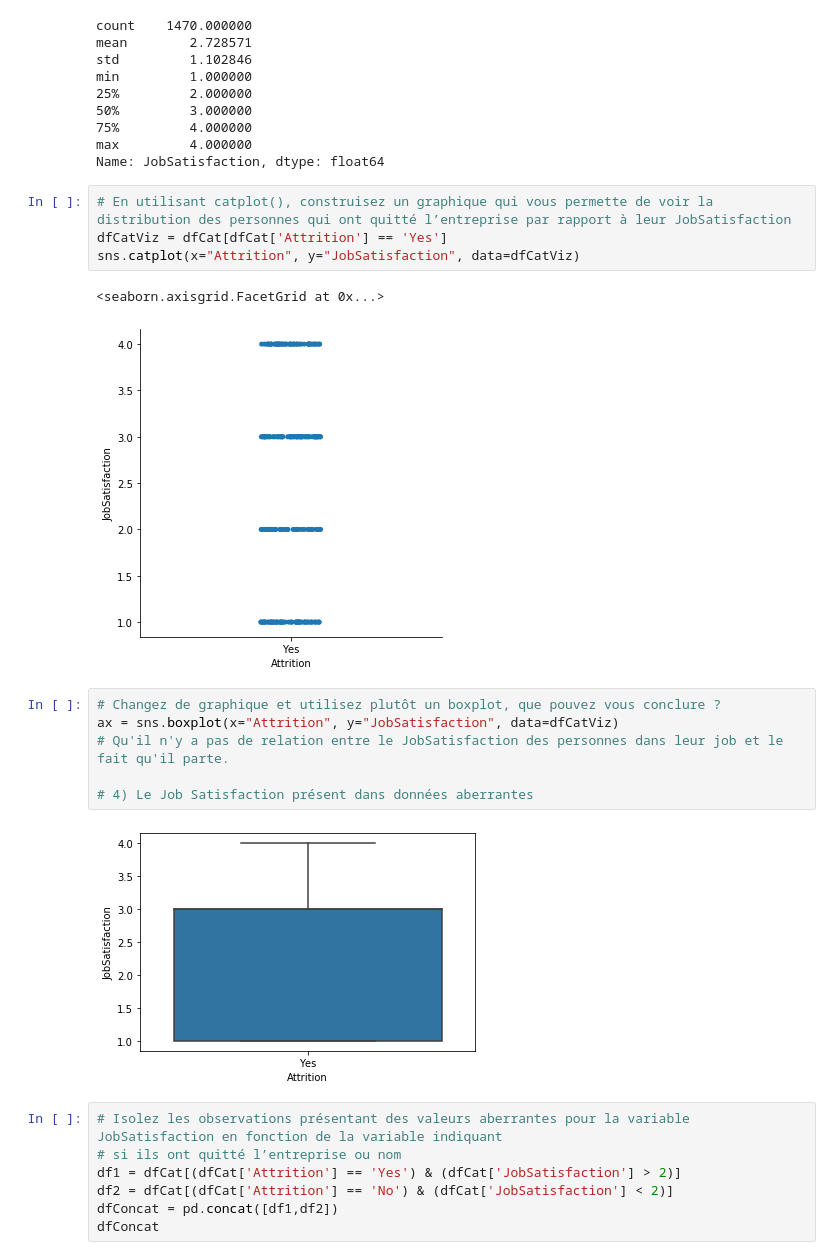
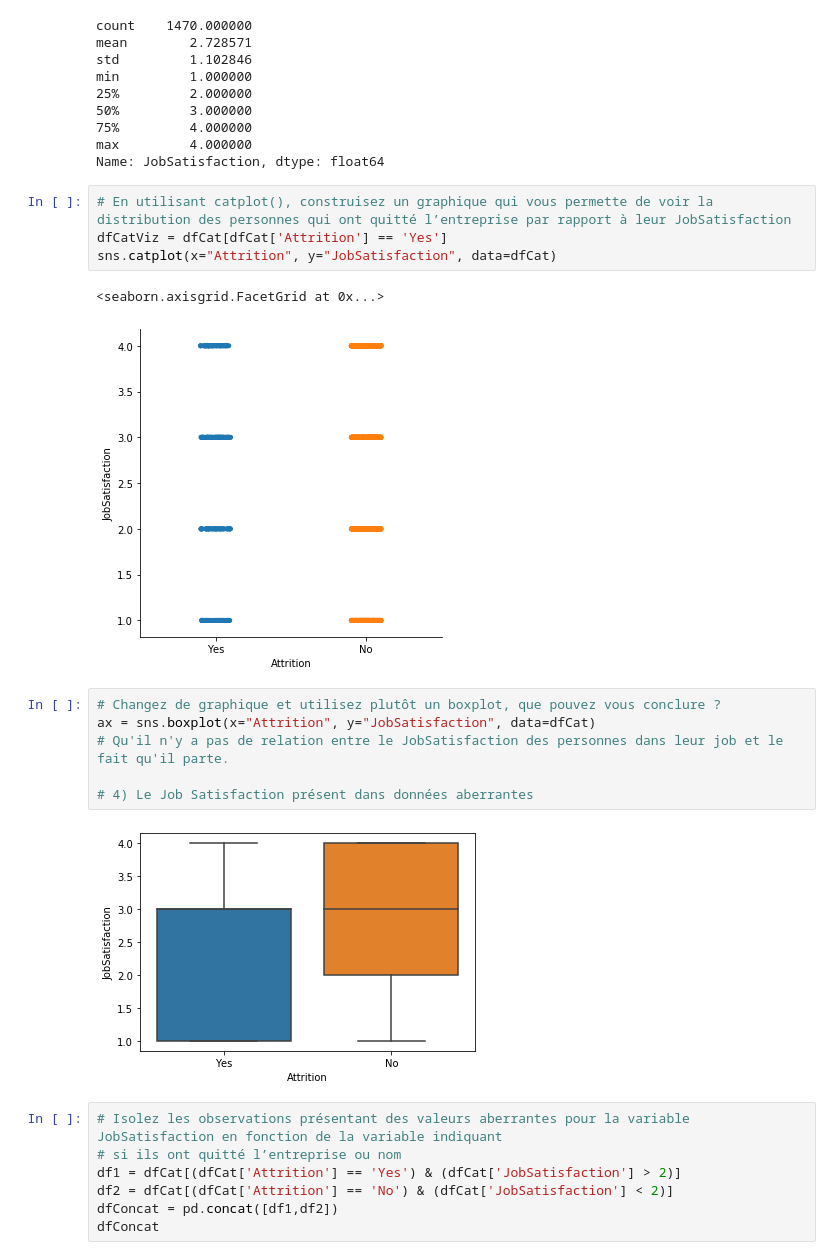
Before and after one commit to Darman09/Big_Data_DAHLEM_Romain_M2_IOT, a Jupyter notebook: DataViz.ipynb, the cells around one changed output. Cells and saved outputs as stored; diff of their text form.

```diff
--- a/DataViz.ipynb
+++ b/DataViz.ipynb
@@ -155,18 +156,18 @@ Name: JobSatisfaction, dtype: float64
 # %%
 # En utilisant catplot(), construisez un graphique qui vous permette de voir la distribution des personnes qui ont quitté l’entreprise par rapport à leur JobSatisfaction
 dfCatViz = dfCat[dfCat['Attrition'] == 'Yes']
-sns.catplot(x="Attrition", y="JobSatisfaction", data=dfCatViz)
+sns.catplot(x="Attrition", y="JobSatisfaction", data=dfCat)
 # %% [output]
 <seaborn.axisgrid.FacetGrid at 0x...>
-[figure, old version]
+[figure, new version]
 # %%
 # Changez de graphique et utilisez plutôt un boxplot, que pouvez vous conclure ?
-ax = sns.boxplot(x="Attrition", y="JobSatisfaction", data=dfCatViz)
+ax = sns.boxplot(x="Attrition", y="JobSatisfaction", data=dfCat)
 # Qu'il n'y a pas de relation entre le JobSatisfaction des personnes dans leur job et le fait qu'il parte.
 
 # 4) Le Job Satisfaction présent dans données aberrantes
 # %% [output]
-[figure, old version]
+[figure, new version]
 # %%
 # Isolez les observations présentant des valeurs aberrantes pour la variable JobSatisfaction en fonction de la variable indiquant
 # si ils ont quitté l’entreprise ou nom
```
Also changed, not shown: parts of 7 cells of this notebook.
